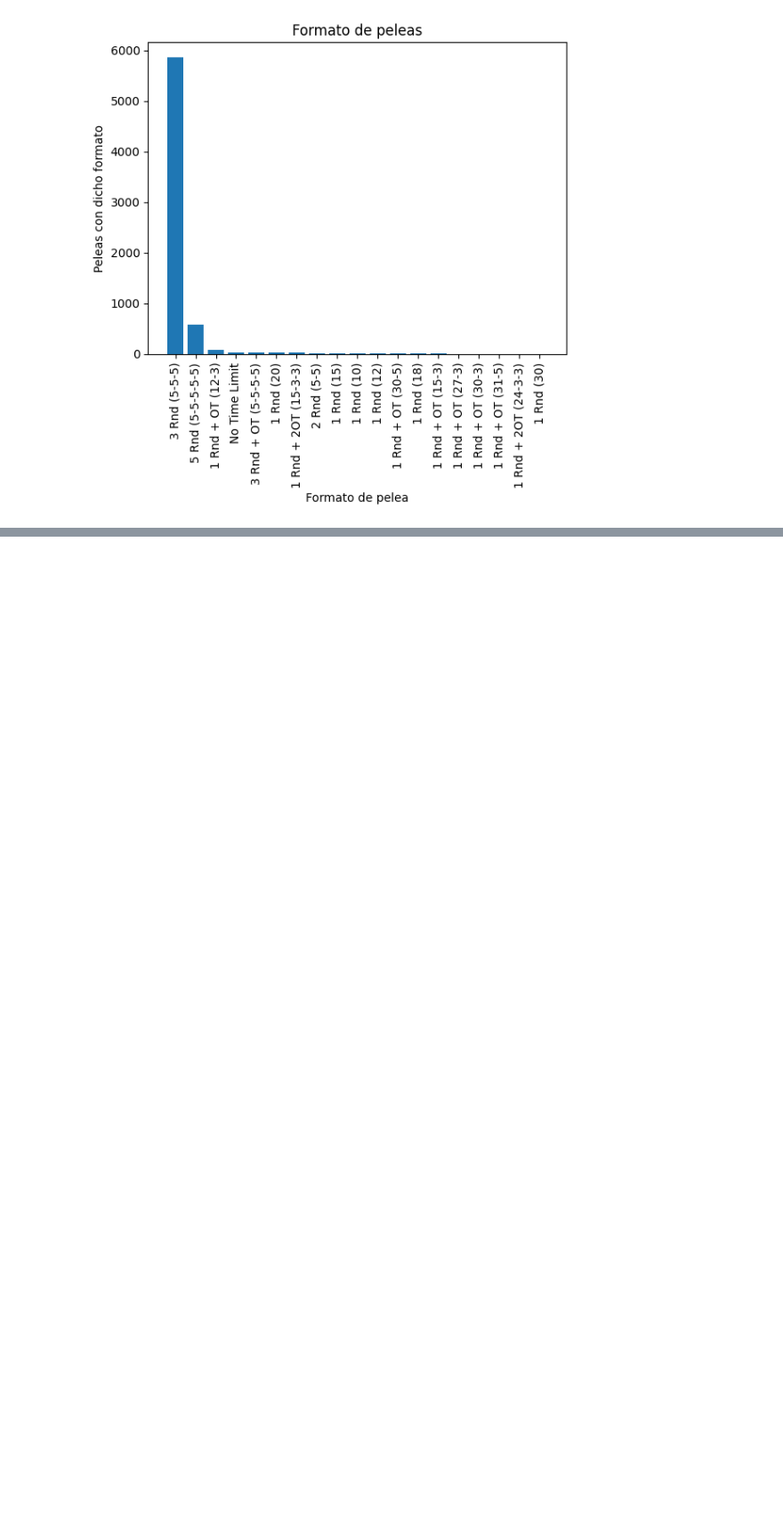
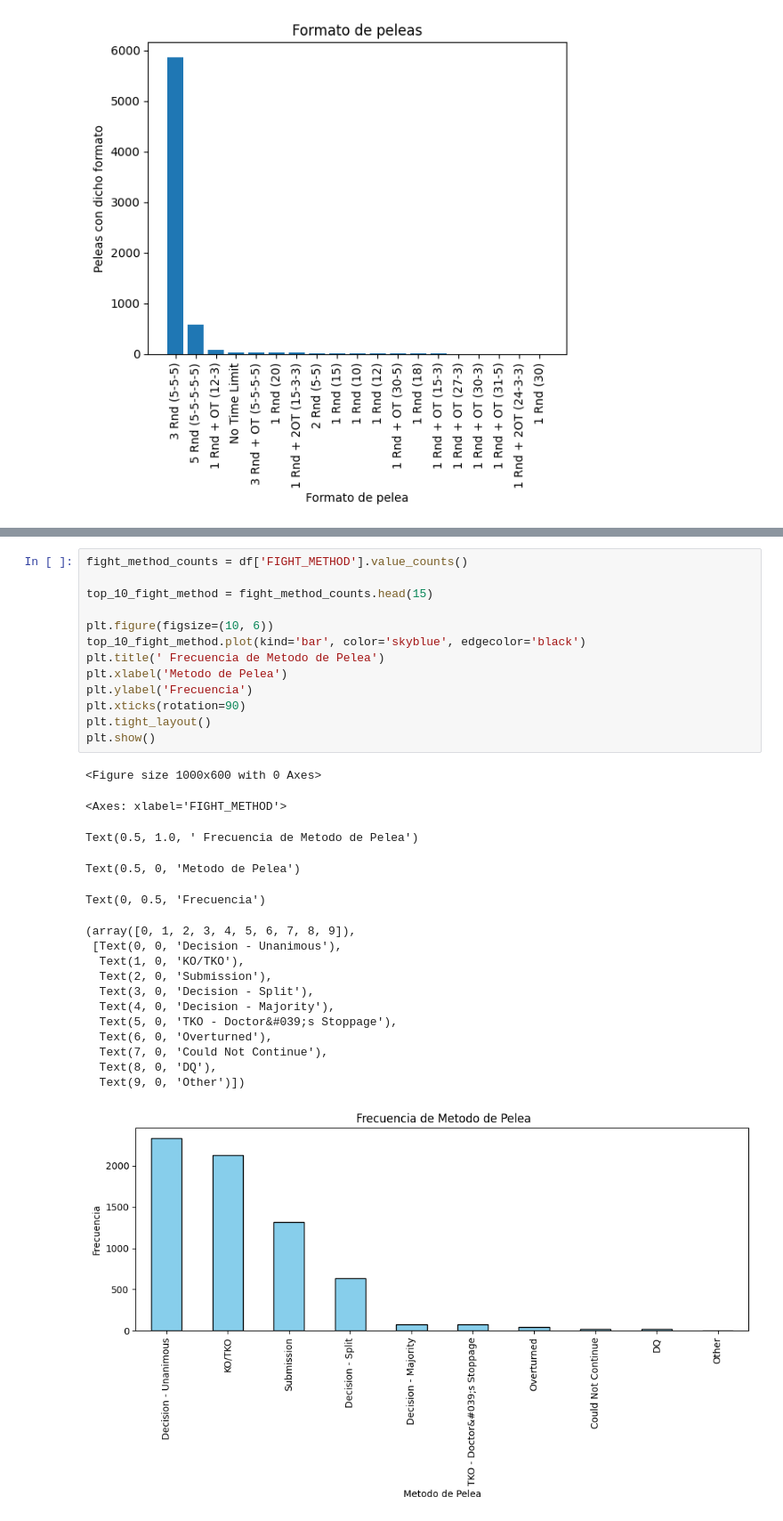
Before and after one commit to YaotecatlMtz/analisisUFC, a Jupyter notebook: proyecto_test.ipynb, the cells around one changed output, grey strips where cells are left out. Shown: that part at 89% size. Cells and saved outputs as stored; diff of their text form; blank space fills up the shorter version.

```diff
--- a/proyecto_test.ipynb
+++ b/proyecto_test.ipynb
@@ -567,0 +618,31 @@ Text(0.5, 1.0, 'Eventos con mas peleas')
+# %%
+fight_method_counts = df['FIGHT_METHOD'].value_counts()
+
+top_10_fight_method = fight_method_counts.head(15)
+
+plt.figure(figsize=(10, 6))
+top_10_fight_method.plot(kind='bar', color='skyblue', edgecolor='black')
+plt.title(' Frecuencia de Metodo de Pelea')
+plt.xlabel('Metodo de Pelea')
+plt.ylabel('Frecuencia')
+plt.xticks(rotation=90)
+plt.tight_layout()
+plt.show()
+# %% [output]
+<Figure size 1000x600 with 0 Axes>
+<Axes: xlabel='FIGHT_METHOD'>
+Text(0.5, 1.0, ' Frecuencia de Metodo de Pelea')
+Text(0.5, 0, 'Metodo de Pelea')
+Text(0, 0.5, 'Frecuencia')
+(array([0, 1, 2, 3, 4, 5, 6, 7, 8, 9]),
+ [Text(0, 0, 'Decision - Unanimous'),
+  Text(1, 0, 'KO/TKO'),
+  Text(2, 0, 'Submission'),
+  Text(3, 0, 'Decision - Split'),
+  Text(4, 0, 'Decision - Majority'),
+  Text(5, 0, 'TKO - Doctor&#039;s Stoppage'),
+  Text(6, 0, 'Overturned'),
+  Text(7, 0, 'Could Not Continue'),
+  Text(8, 0, 'DQ'),
+  Text(9, 0, 'Other')])
+[figure, added]
```
Also changed, not shown: parts of 8 cells of this notebook.
